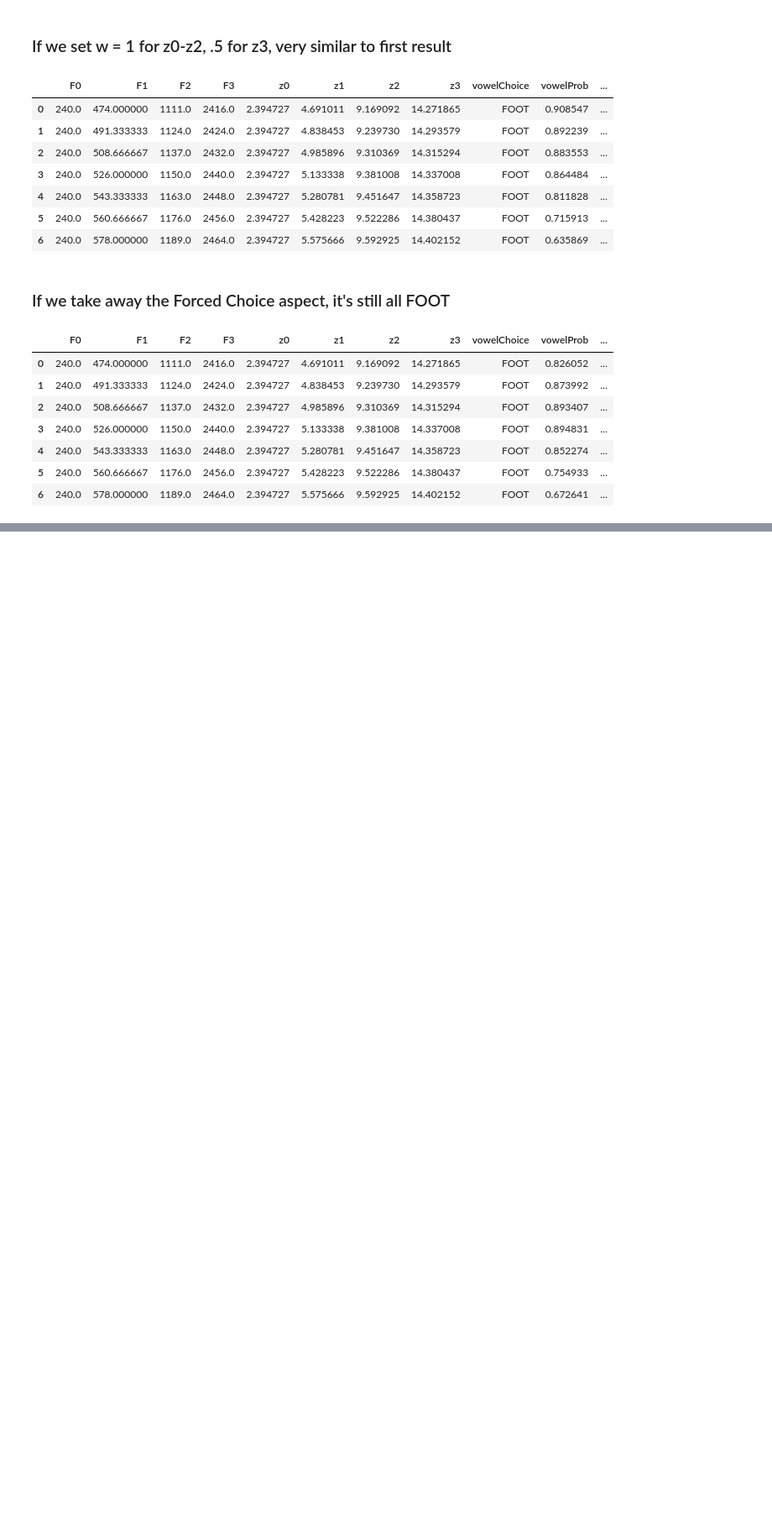
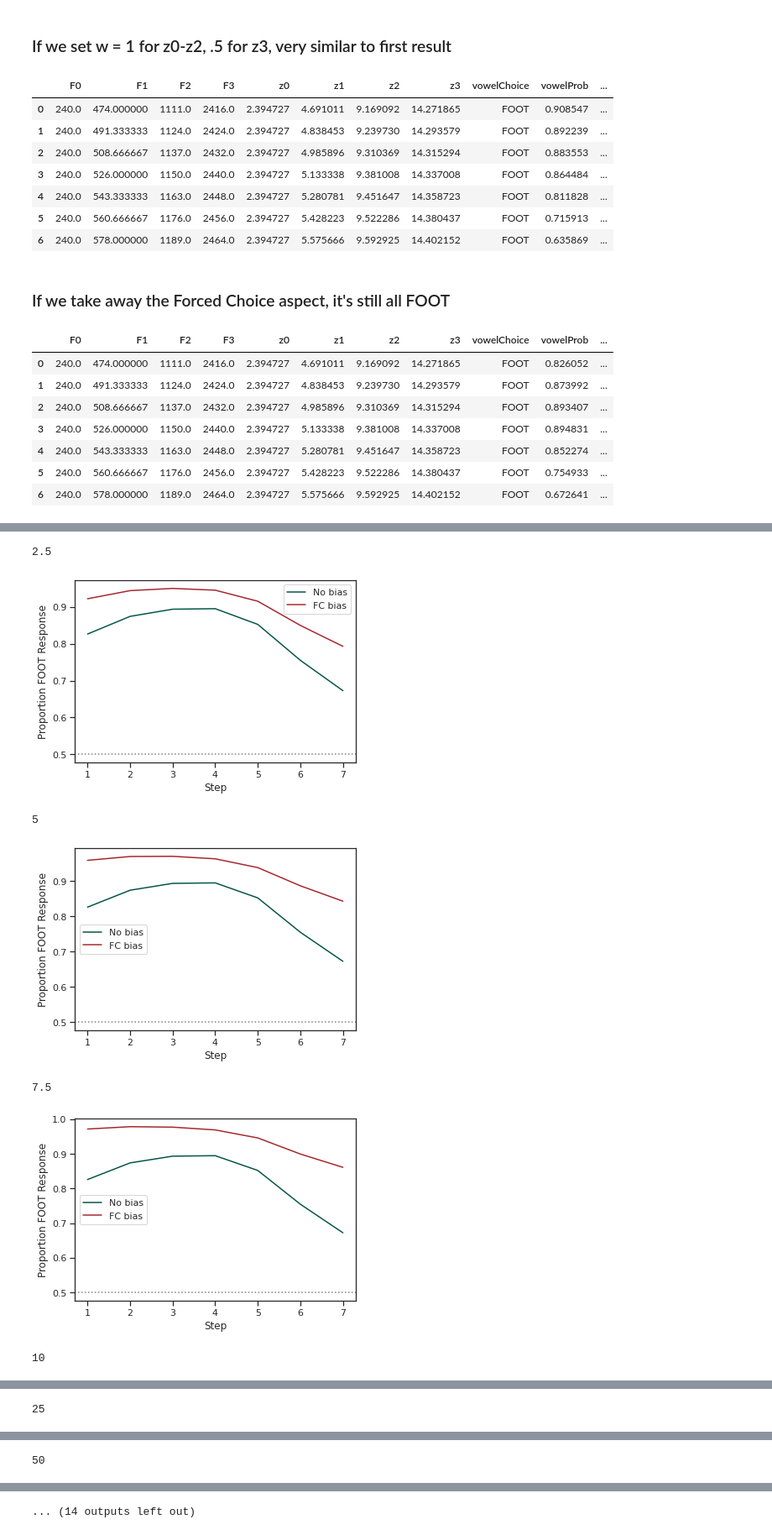
Before and after one commit to fmailhot/GCMPy-draft, a Jupyter notebook: Johnson1990.ipynb, the cells around one changed output, grey strips where cells are left out. Shown at 84% size. Drawn from its saved outputs; the diff is of its cells as text; code cells hidden in the pictures; blank space fills up the shorter version.

```diff
--- a/Johnson1990.ipynb
+++ b/Johnson1990.ipynb
@@ -185,0 +220,26 @@ gp.multicat(cont240,pbbark,catslist,dimsvals_240,cval,exclude_self=True, N=1,fc=
+# %%
+dimsvals_240=dimsvals
+dimslist_240 = list(dimsvals_240.keys())
+
+bias_on="vowel"
+nb = {"FOOT":1,"STRUT":1, "FLEECE":1, "KIT":1, "DRESS":1, "TRAP":1,"PALM":1,"THOUGHT":1, "GOOSE":1, "NURSE":1}
+
+terms = {"vowel":["FOOT","STRUT"]}
+
+for i in [2.5, 5, 7.5, 10, 25, 50, 75, 100,250,500,1000,10000,100000]:
+    biasval=i
+    cat_bias = {"FOOT":i,"STRUT":i, "FLEECE":1, "KIT":1, "DRESS":1, "TRAP":1,"PALM":1,"THOUGHT":1, "GOOSE":1, "NURSE":1}
+
+    nobias = gp.multicatprime(cont240,pbbark,catslist,dimsvals_240,cval,cat=bias_on,catbias=nb,exclude_self=True,fc=terms)
+    fcbias = gp.multicatprime(cont240,pbbark,catslist,dimsvals_240,cval,cat=bias_on,catbias=cat_bias,exclude_self=True,fc=terms)
+
+    print(i)
+    gp.cpplot([nobias,fcbias],"vowel",["No bias","FC bias"])
+# %% [output]
+2.5
+[figure, added]
+5
+[figure, added]
+7.5
+[figure, added]
+10
@@ -185,0 +247 @@ gp.multicat(cont240,pbbark,catslist,dimsvals_240,cval,exclude_self=True, N=1,fc=
+25
@@ -185,0 +249 @@ gp.multicat(cont240,pbbark,catslist,dimsvals_240,cval,exclude_self=True, N=1,fc=
+50
@@ -185,0 +251 @@ gp.multicat(cont240,pbbark,catslist,dimsvals_240,cval,exclude_self=True, N=1,fc=
+... (14 outputs left out)
```
Also changed, not shown: parts of 8 cells of this notebook.
